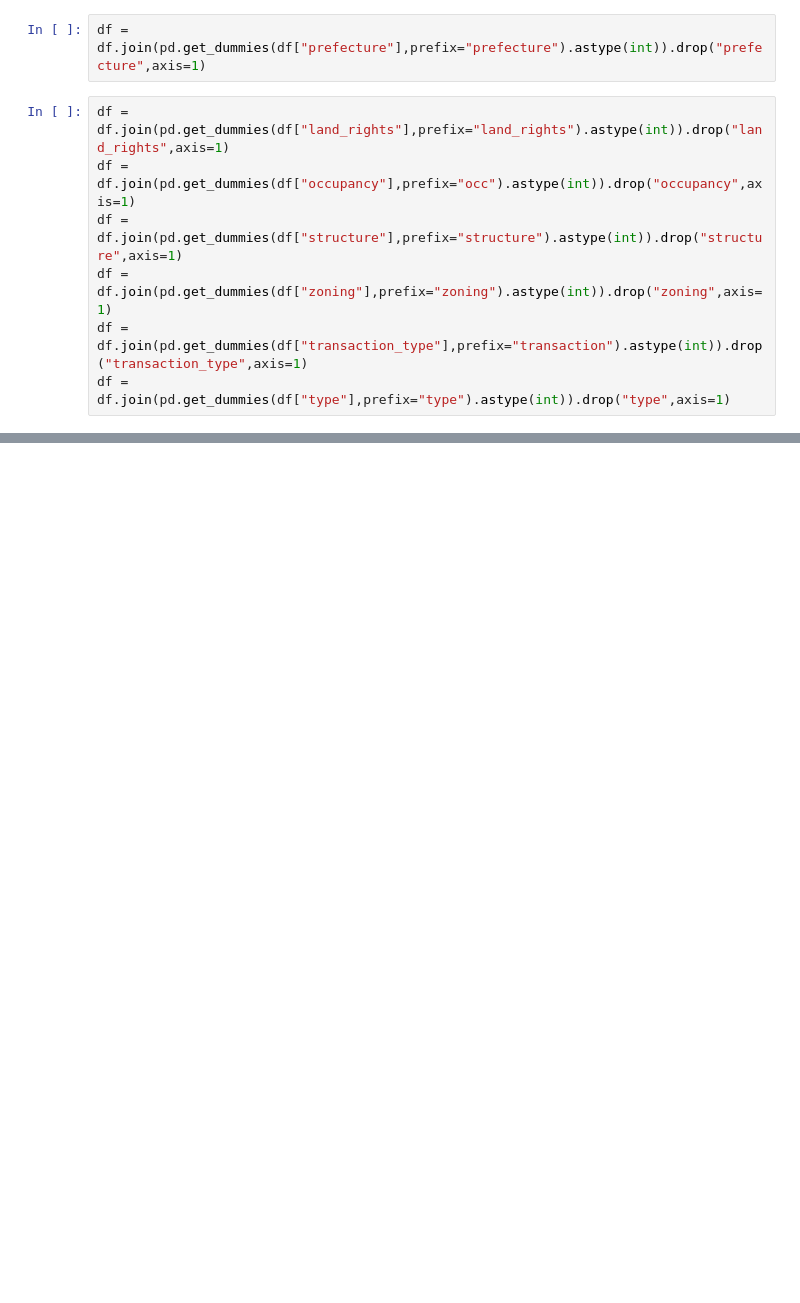
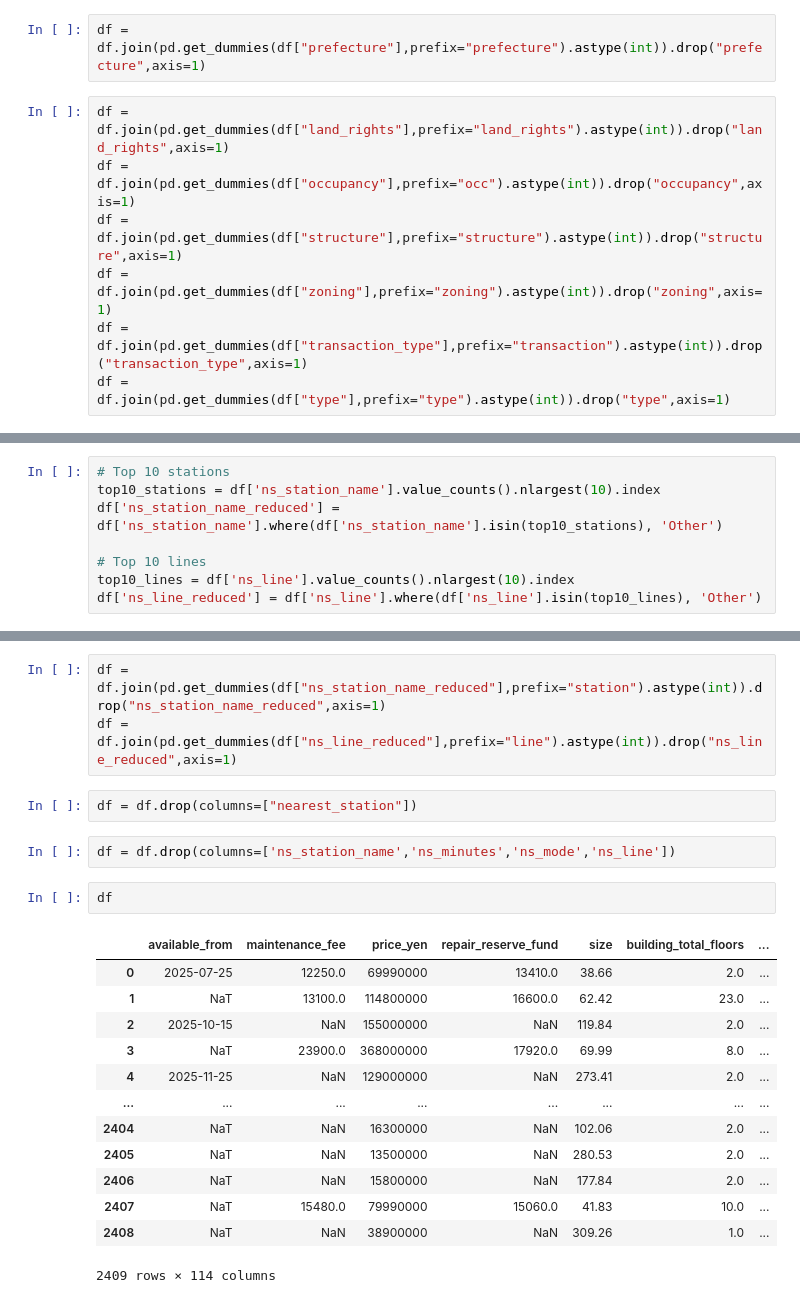
Before and after one commit to dav404-cmd/realestate_agent, a Jupyter notebook: ml_analysis/notebooks/protype_ml.ipynb, the cells around one changed output, grey strips where cells are left out. Saved outputs shown, nothing was run; the diff lists cells and outputs as text; blank space fills up the shorter version.

```diff
--- a/ml_analysis/notebooks/protype_ml.ipynb
+++ b/ml_analysis/notebooks/protype_ml.ipynb
@@ -230,0 +481,8 @@ Index(['available_from', 'balcony_size', 'building_area_ratio',
+# %%
+# Top 10 stations
+top10_stations = df['ns_station_name'].value_counts().nlargest(10).index
+df['ns_station_name_reduced'] = df['ns_station_name'].where(df['ns_station_name'].isin(top10_stations), 'Other')
+
+# Top 10 lines
+top10_lines = df['ns_line'].value_counts().nlargest(10).index
+df['ns_line_reduced'] = df['ns_line'].where(df['ns_line'].isin(top10_lines), 'Other')
@@ -230,0 +505,23 @@ Index(['available_from', 'balcony_size', 'building_area_ratio',
+# %%
+df = df.join(pd.get_dummies(df["ns_station_name_reduced"],prefix="station").astype(int)).drop("ns_station_name_reduced",axis=1)
+df = df.join(pd.get_dummies(df["ns_line_reduced"],prefix="line").astype(int)).drop("ns_line_reduced",axis=1)
+# %%
+df = df.drop(columns=["nearest_station"])
+# %%
+df = df.drop(columns=['ns_station_name','ns_minutes','ns_mode','ns_line'])
+# %%
+df
+# %% [output]
+|  | available_from | maintenance_fee | price_yen | repair_reserve_fund | size | building_total_floors | ... |
+| 0 | 2025-07-25 | 12250.0 | 69990000 | 13410.0 | 38.66 | 2.0 | ... |
+| 1 | NaT | 13100.0 | 114800000 | 16600.0 | 62.42 | 23.0 | ... |
+| 2 | 2025-10-15 | NaN | 155000000 | NaN | 119.84 | 2.0 | ... |
+| 3 | NaT | 23900.0 | 368000000 | 17920.0 | 69.99 | 8.0 | ... |
+| 4 | 2025-11-25 | NaN | 129000000 | NaN | 273.41 | 2.0 | ... |
+| ... | ... | ... | ... | ... | ... | ... | ... |
+| 2404 | NaT | NaN | 16300000 | NaN | 102.06 | 2.0 | ... |
+| 2405 | NaT | NaN | 13500000 | NaN | 280.53 | 2.0 | ... |
+| 2406 | NaT | NaN | 15800000 | NaN | 177.84 | 2.0 | ... |
+| 2407 | NaT | 15480.0 | 79990000 | 15060.0 | 41.83 | 10.0 | ... |
+| 2408 | NaT | NaN | 38900000 | NaN | 309.26 | 1.0 | ... |
+2409 rows × 114 columns
```
Also changed, not shown: parts of 40 cells of this notebook, 1 other file.
